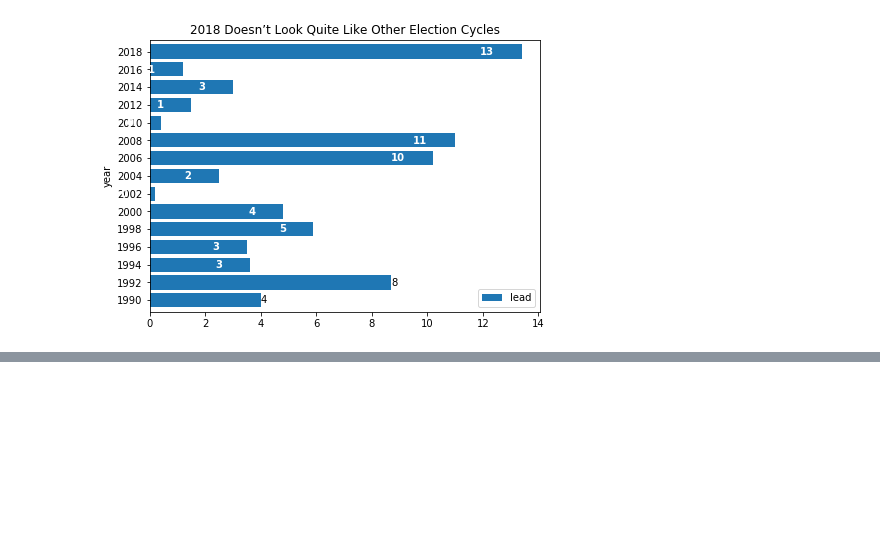
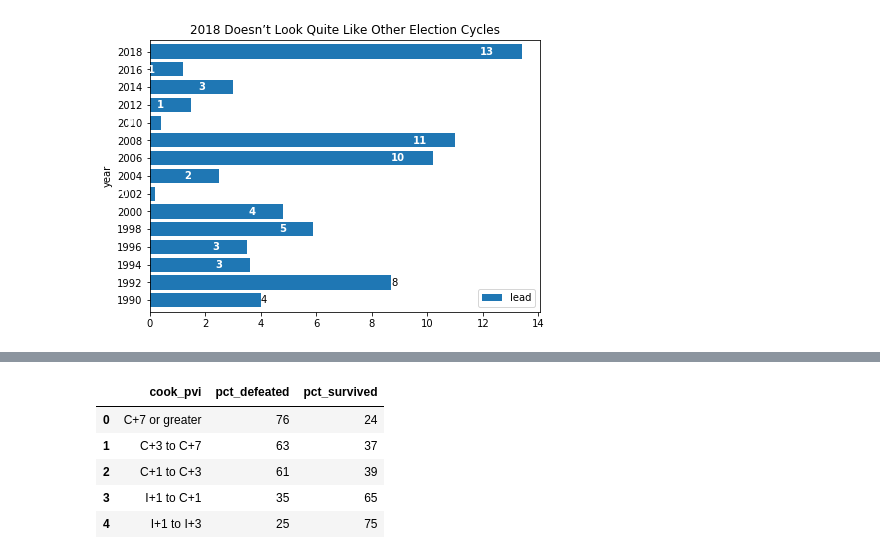
Before and after one commit to elenamlutz/foundations_homework, a Jupyter notebook: 14-homework/New York Times Bar Graphs.ipynb, the cells around one changed output, grey strips where cells are left out. Cells and saved outputs as stored; diff of their text form; code cells hidden in the pictures; blank space fills up the shorter version.

```diff
--- a/14-homework/New York Times Bar Graphs.ipynb
+++ b/14-homework/New York Times Bar Graphs.ipynb
@@ -96,0 +108,9 @@ plt.savefig('nytbar2.pdf')
+# %%
+df2.head()
+# %% [output]
+|  | cook_pvi | pct_defeated | pct_survived |
+| 0 | C+7 or greater | 76 | 24 |
+| 1 | C+3 to C+7 | 63 | 37 |
+| 2 | C+1 to C+3 | 61 | 39 |
+| 3 | I+1 to C+1 | 35 | 65 |
+| 4 | I+1 to I+3 | 25 | 75 |
```
Also changed, not shown: parts of 3 cells of this notebook.
